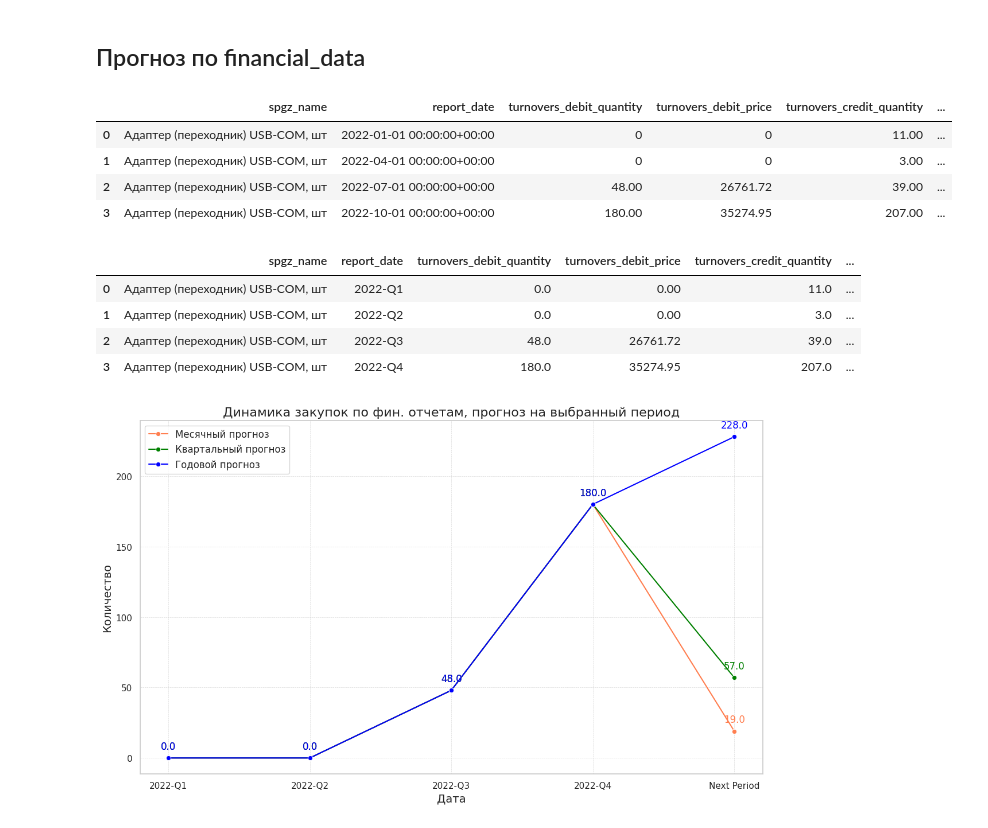
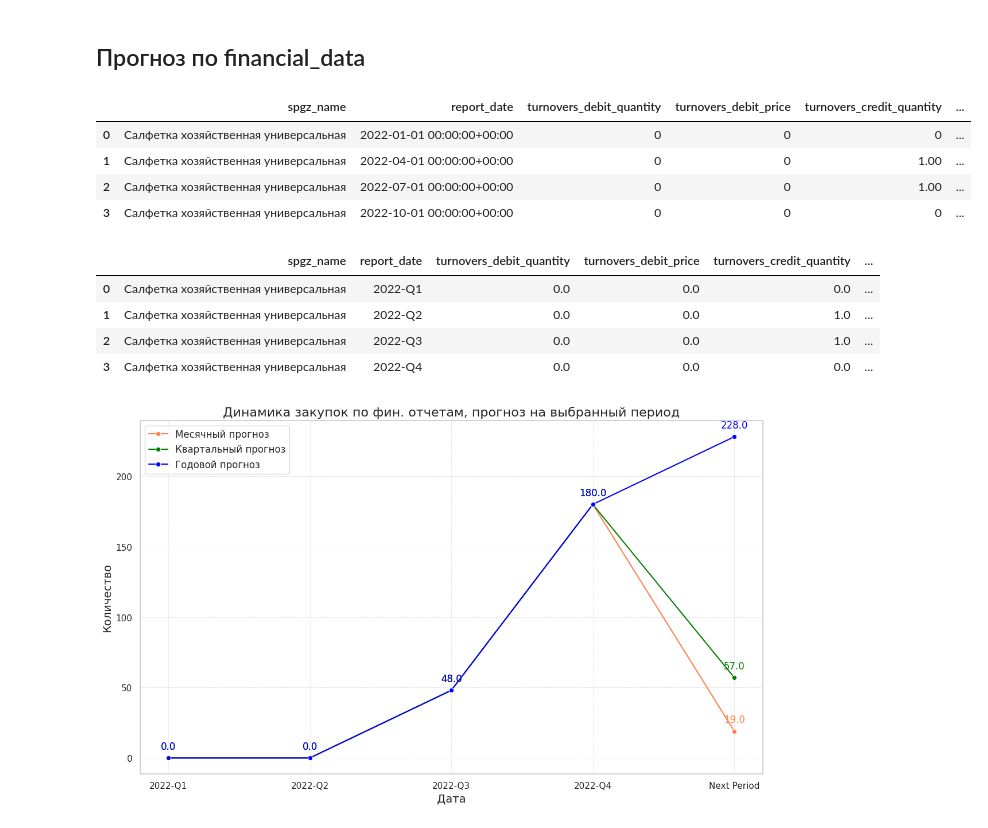
Before and after one commit to GZakala/lct_hack, a Jupyter notebook: research/financial.ipynb, the cells around one changed output. Cells and saved outputs as stored; diff of their text form; code cells hidden in the pictures.

```diff
--- a/research/financial.ipynb
+++ b/research/financial.ipynb
@@ -34,7 +34,7 @@ select 	spgz_name,
 		max(last_saldo_end_debit_quantity) as last_saldo_end_debit_quantity,
 		max(last_saldo_end_debit_price) as last_saldo_end_debit_price
 	from financial_quarter_data
-	where spgz_name = 'Адаптер (переходник) USB-COM, шт'
+	where spgz_name = 'Губка универсальная'
 	group by spgz_name, date_trunc('quarter', start_report_date_quarter)
 	order by spgz_name, date_trunc('quarter', start_report_date_quarter);
 """)
@@ -220,27 +233,27 @@ plt.show()
 # %%
 df = sql_client.select_df("""
 select 	spgz_name,
 		date_trunc('quarter', start_report_date_quarter) + interval '3 month' as report_date,
         sum(turnovers_debit_quantity) as turnovers_debit_quantity,
         sum(turnovers_debit_price) as turnovers_debit_price,
 		sum(turnovers_credit_quantity) as turnovers_credit_quantity,
 		sum(turnovers_credit_price) as turnovers_credit_price,
 		sum(saldo_end_debit_quantity) as saldo_end_debit_quantity,
 		sum(saldo_end_debit_price) as saldo_end_debit_price,
 		max(last_saldo_end_debit_quantity) as last_saldo_end_debit_quantity,
 		max(last_saldo_end_debit_price) as last_saldo_end_debit_price
 	from financial_quarter_data
-	where spgz_name = 'Адаптер (переходник) USB-COM, шт'
+	where spgz_name = 'Салфетка хозяйственная универсальная'
 	group by spgz_name, date_trunc('quarter', start_report_date_quarter)
 	order by spgz_name, date_trunc('quarter', start_report_date_quarter);
 """)
 df
 # %% [output]
 |  | spgz_name | report_date | turnovers_debit_quantity | turnovers_debit_price | turnovers_credit_quantity | ... |
-| 0 | Адаптер (переходник) USB-COM, шт | 2022-01-01 00:00:00+00:00 | 0 | 0 | 11.00 | ... |
-| 1 | Адаптер (переходник) USB-COM, шт | 2022-04-01 00:00:00+00:00 | 0 | 0 | 3.00 | ... |
-| 2 | Адаптер (переходник) USB-COM, шт | 2022-07-01 00:00:00+00:00 | 48.00 | 26761.72 | 39.00 | ... |
-| 3 | Адаптер (переходник) USB-COM, шт | 2022-10-01 00:00:00+00:00 | 180.00 | 35274.95 | 207.00 | ... |
+| 0 | Салфетка хозяйственная универсальная | 2022-01-01 00:00:00+00:00 | 0 | 0 | 0 | ... |
+| 1 | Салфетка хозяйственная универсальная | 2022-04-01 00:00:00+00:00 | 0 | 0 | 1.00 | ... |
+| 2 | Салфетка хозяйственная универсальная | 2022-07-01 00:00:00+00:00 | 0 | 0 | 1.00 | ... |
+| 3 | Салфетка хозяйственная универсальная | 2022-10-01 00:00:00+00:00 | 0 | 0 | 0 | ... |
 # %%
 df['report_date'] = df['report_date'].dt.quarter.apply(lambda x: f'2022-Q{x}')
 
@@ -258,10 +271,10 @@ df = df.sort_values(by='report_date')
 df
 # %% [output]
 |  | spgz_name | report_date | turnovers_debit_quantity | turnovers_debit_price | turnovers_credit_quantity | ... |
-| 0 | Адаптер (переходник) USB-COM, шт | 2022-Q1 | 0.0 | 0.00 | 11.0 | ... |
-| 1 | Адаптер (переходник) USB-COM, шт | 2022-Q2 | 0.0 | 0.00 | 3.0 | ... |
-| 2 | Адаптер (переходник) USB-COM, шт | 2022-Q3 | 48.0 | 26761.72 | 39.0 | ... |
-| 3 | Адаптер (переходник) USB-COM, шт | 2022-Q4 | 180.0 | 35274.95 | 207.0 | ... |
+| 0 | Салфетка хозяйственная универсальная | 2022-Q1 | 0.0 | 0.0 | 0.0 | ... |
+| 1 | Салфетка хозяйственная универсальная | 2022-Q2 | 0.0 | 0.0 | 1.0 | ... |
+| 2 | Салфетка хозяйственная универсальная | 2022-Q3 | 0.0 | 0.0 | 1.0 | ... |
+| 3 | Салфетка хозяйственная универсальная | 2022-Q4 | 0.0 | 0.0 | 0.0 | ... |
 # %%
 predict_month = np.mean(df['turnovers_debit_quantity'])/3
 predict_q = predict_month *3
```
Also changed, not shown: parts of 18 cells of this notebook, 20 other files.
